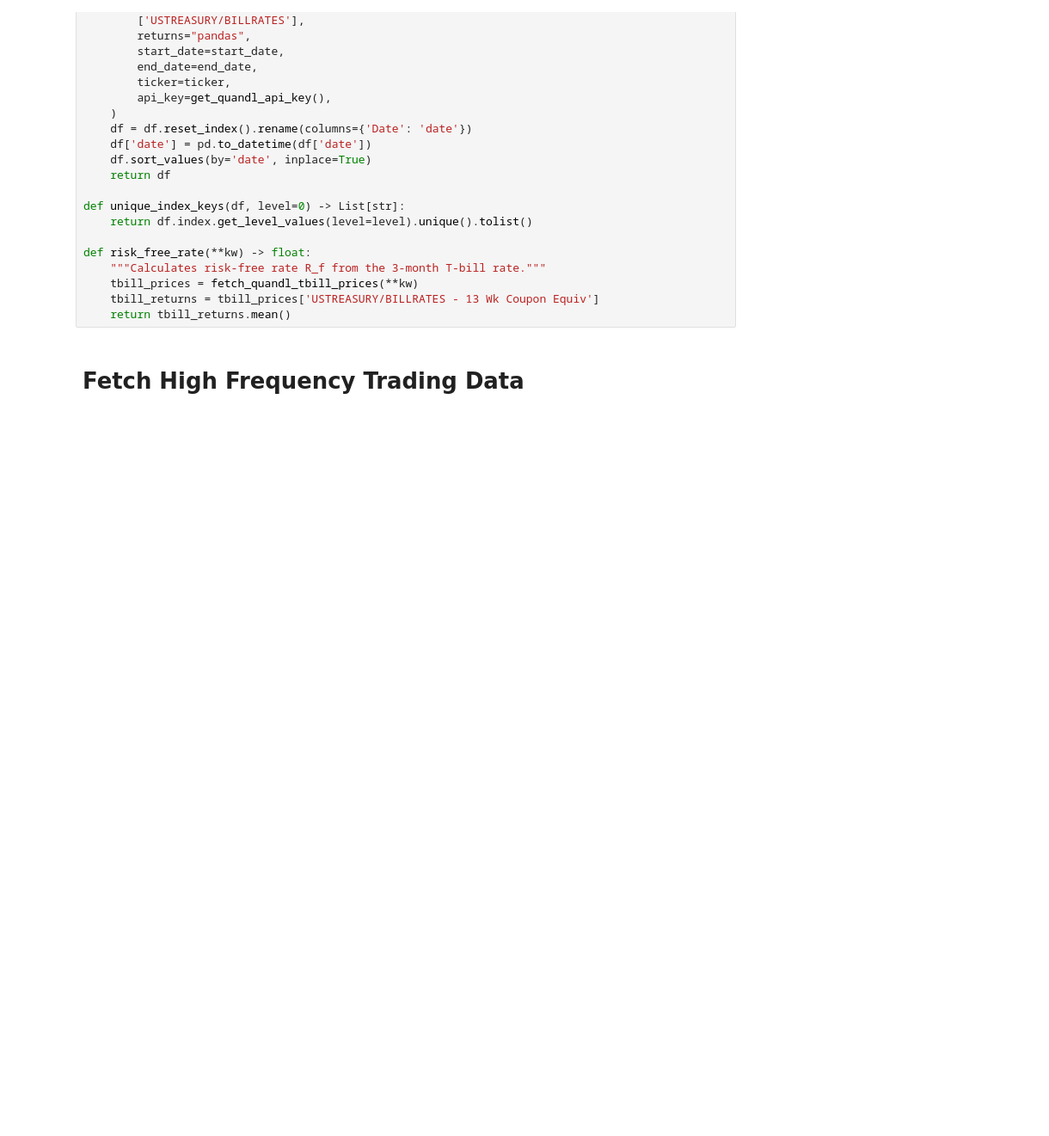
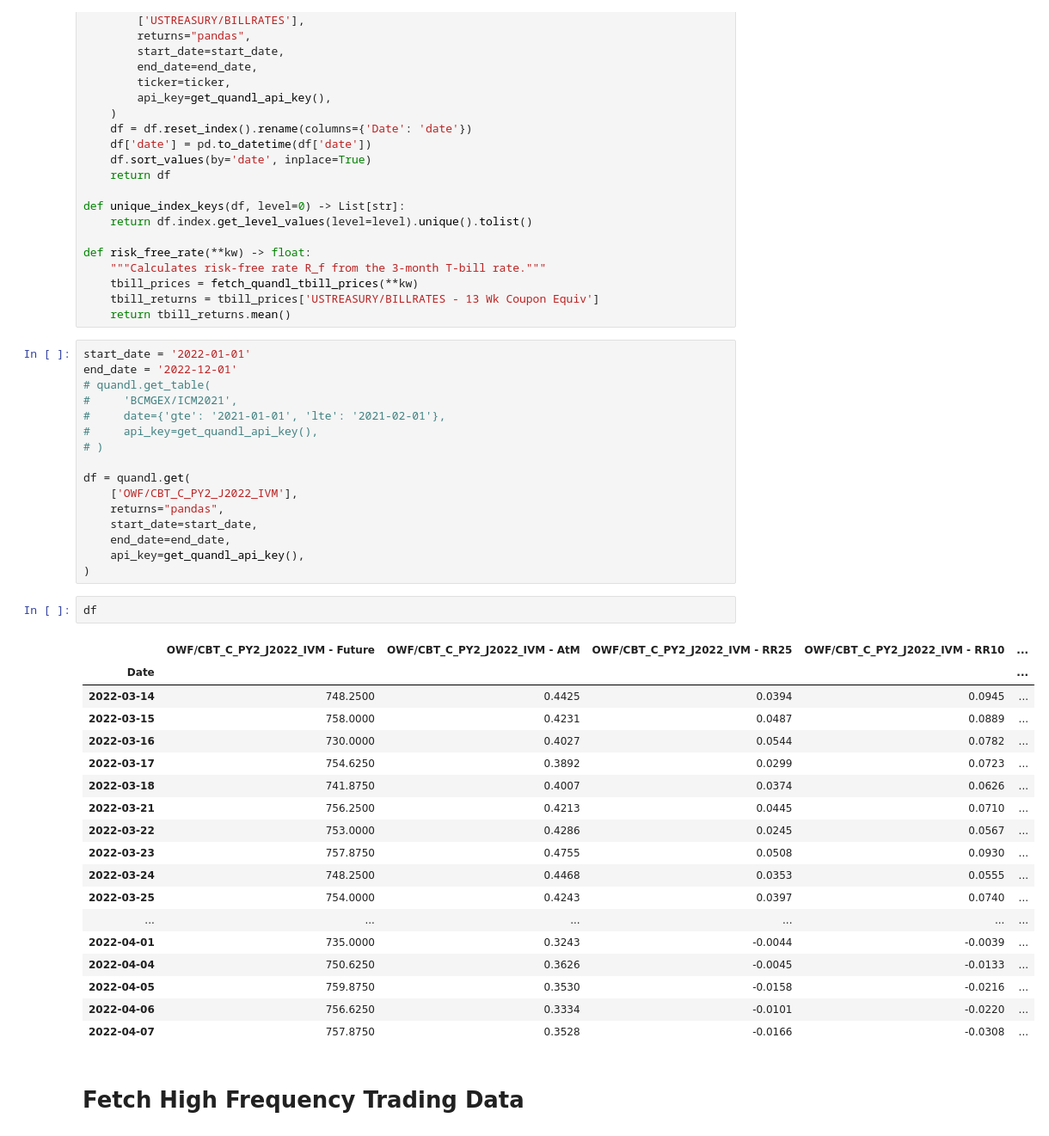
Before and after one commit to ethho/finm-33150, a Jupyter notebook: 20230202_hw4_ho_ethan_12350006.ipynb, the cells around one changed output. Shown at 86% size. Cells and saved outputs as stored; diff of their text form; blank space fills up the shorter version.

```diff
--- a/20230202_hw4_ho_ethan_12350006.ipynb
+++ b/20230202_hw4_ho_ethan_12350006.ipynb
@@ -119,6 +119,43 @@ def risk_free_rate(**kw) -> float:
     tbill_prices = fetch_quandl_tbill_prices(**kw)
     tbill_returns = tbill_prices['USTREASURY/BILLRATES - 13 Wk Coupon Equiv']
     return tbill_returns.mean()
+# %%
+start_date = '2022-01-01'
+end_date = '2022-12-01'
+# quandl.get_table(
+#     'BCMGEX/ICM2021',
+#     date={'gte': '2021-01-01', 'lte': '2021-02-01'},
+#     api_key=get_quandl_api_key(),
+# )
+
+df = quandl.get(
+    ['OWF/CBT_C_PY2_J2022_IVM'],
+    returns="pandas",
+    start_date=start_date,
+    end_date=end_date,
+    api_key=get_quandl_api_key(),
+)
+# %%
+df
+# %% [output]
+|  | OWF/CBT_C_PY2_J2022_IVM - Future | OWF/CBT_C_PY2_J2022_IVM - AtM | OWF/CBT_C_PY2_J2022_IVM - RR25 | OWF/CBT_C_PY2_J2022_IVM - RR10 | ... |
+| Date |  |  |  |  | ... |
+| 2022-03-14 | 748.2500 | 0.4425 | 0.0394 | 0.0945 | ... |
+| 2022-03-15 | 758.0000 | 0.4231 | 0.0487 | 0.0889 | ... |
+| 2022-03-16 | 730.0000 | 0.4027 | 0.0544 | 0.0782 | ... |
+| 2022-03-17 | 754.6250 | 0.3892 | 0.0299 | 0.0723 | ... |
+| 2022-03-18 | 741.8750 | 0.4007 | 0.0374 | 0.0626 | ... |
+| 2022-03-21 | 756.2500 | 0.4213 | 0.0445 | 0.0710 | ... |
+| 2022-03-22 | 753.0000 | 0.4286 | 0.0245 | 0.0567 | ... |
+| 2022-03-23 | 757.8750 | 0.4755 | 0.0508 | 0.0930 | ... |
+| 2022-03-24 | 748.2500 | 0.4468 | 0.0353 | 0.0555 | ... |
+| 2022-03-25 | 754.0000 | 0.4243 | 0.0397 | 0.0740 | ... |
+| ... | ... | ... | ... | ... | ... |
+| 2022-04-01 | 735.0000 | 0.3243 | -0.0044 | -0.0039 | ... |
+| 2022-04-04 | 750.6250 | 0.3626 | -0.0045 | -0.0133 | ... |
+| 2022-04-05 | 759.8750 | 0.3530 | -0.0158 | -0.0216 | ... |
+| 2022-04-06 | 756.6250 | 0.3334 | -0.0101 | -0.0220 | ... |
+| 2022-04-07 | 757.8750 | 0.3528 | -0.0166 | -0.0308 | ... |
 # %% [markdown]
 # Fetch High Frequency Trading Data
 # %%
```
Also changed, not shown: parts of 1 cell of this notebook, 3 other files.
